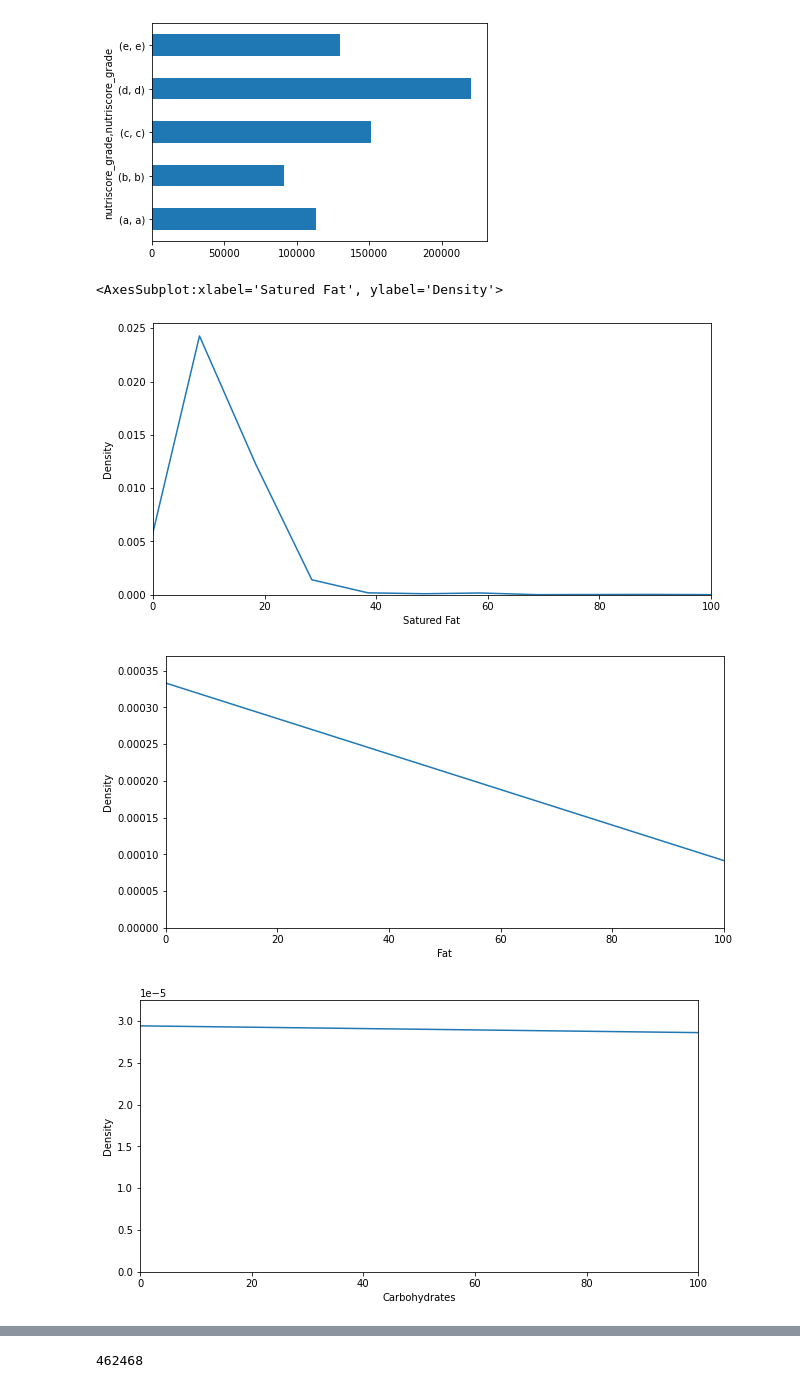
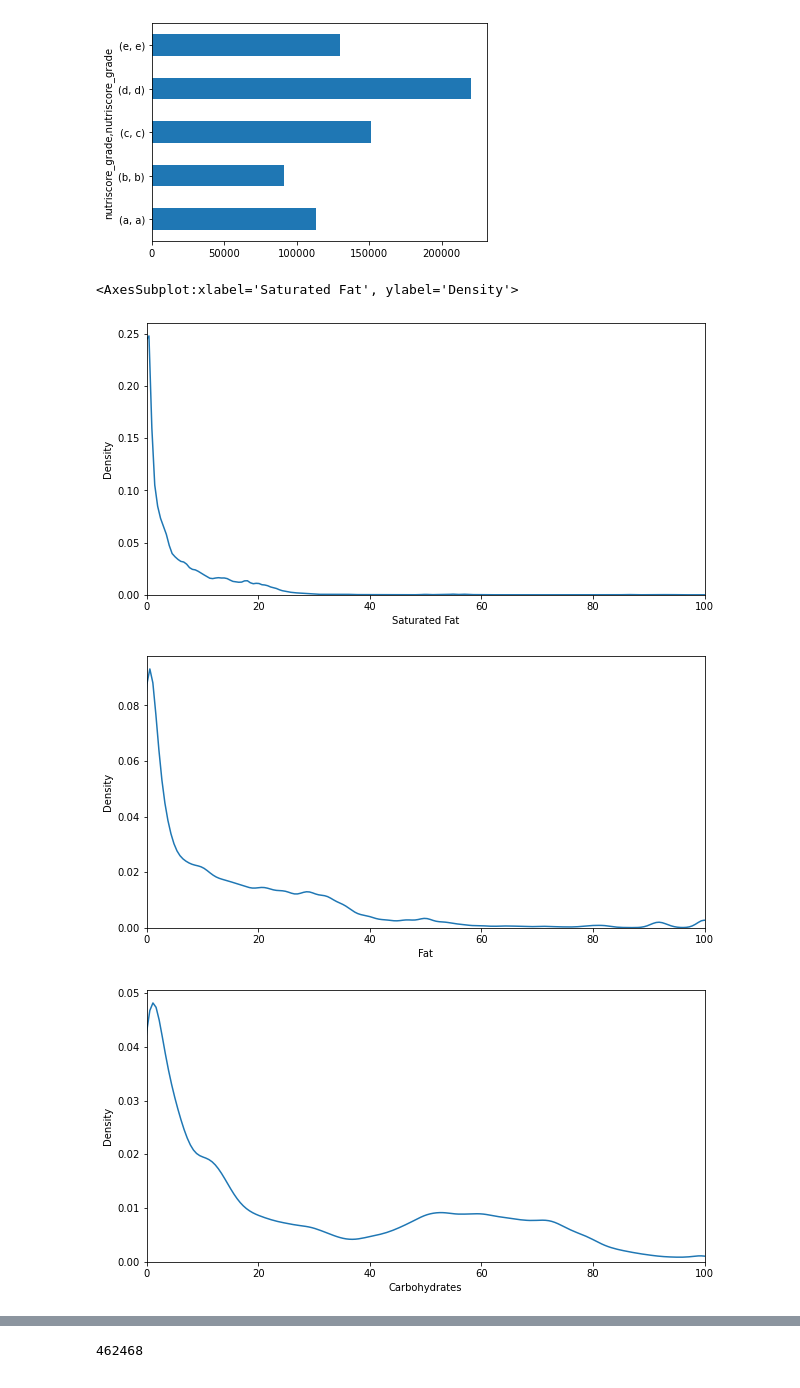
Before and after one commit to benprieur/Jupyter, a Jupyter notebook: Projet 2.ipynb, the cells around one changed output, grey strips where cells are left out. Saved outputs shown, nothing was run; the diff lists cells and outputs as text; code cells hidden in the pictures.

```diff
--- a/Projet 2.ipynb
+++ b/Projet 2.ipynb
@@ -87,32 +87,37 @@ import seaborn as sns
 
 plt.figure(figsize=(10,5))
 plt.xlim(0,100)
-plt.xlabel('Satured Fat')
+plt.xlabel('Saturated Fat')
 plt.ylabel('Density')
-sns.kdeplot(df_nutriscore['saturated-fat_100g'])
+dft = df_nutriscore
+dft['saturated'] = dft['saturated-fat_100g']
+dft = dft.query("saturated >= 0 and saturated <= 100")
+sns.kdeplot(dft['saturated'])
 # %% [output]
-<AxesSubplot:xlabel='Satured Fat', ylabel='Density'>
+<AxesSubplot:xlabel='Saturated Fat', ylabel='Density'>
-[figure, old version]
+[figure, new version]
 # %%
 import seaborn as sns
 plt.figure(figsize=(10,5))
 plt.xlim(0,100)
 plt.xlabel('Fat')
 plt.ylabel('Density')
-sns.kdeplot(df_nutriscore['fat_100g'])
+dft = df_nutriscore.query("fat_100g >= 0 and fat_100g <= 100")
+sns.kdeplot(dft['fat_100g'])
 plt.show()
 # %% [output]
-[figure, old version]
+[figure, new version]
 # %%
 import seaborn as sns
 plt.figure(figsize=(10,5))
 plt.xlim(0,100)
 plt.xlabel('Carbohydrates')
 plt.ylabel('Density')
-sns.kdeplot(df_nutriscore['carbohydrates_100g'])
+dft = df_nutriscore.query("carbohydrates_100g >= 0 and carbohydrates_100g <= 100")
+sns.kdeplot(dft['carbohydrates_100g'])
 plt.show()
 # %% [output]
-[figure, old version]
+[figure, new version]
 # %%
 import seaborn as sns
 plt.figure(figsize=(10,5))
```
Also changed, not shown: parts of 30 cells of this notebook.
